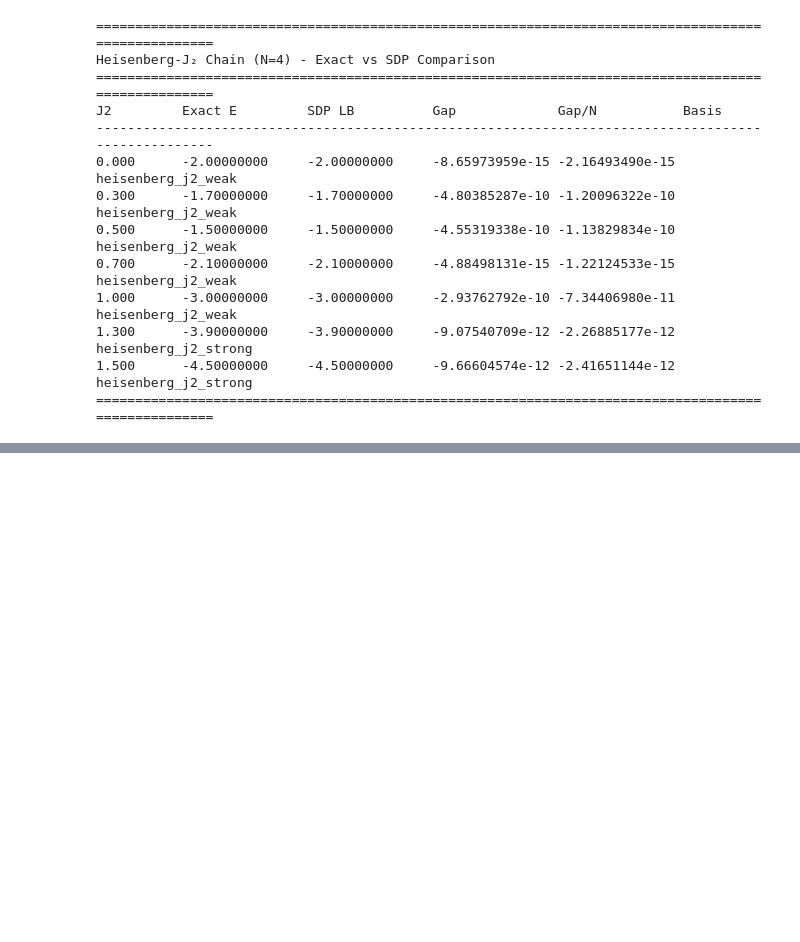
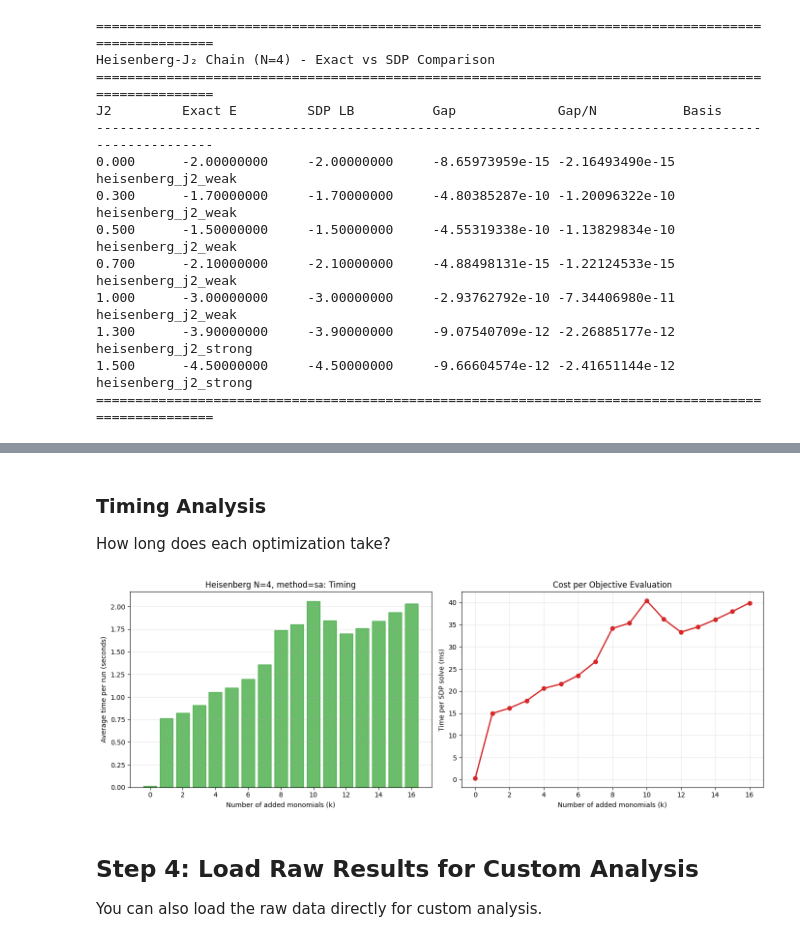
Before and after one commit to Ciscone7/OptimalMomentsNPA, a Jupyter notebook: workflow_demo.ipynb, the cells around one changed output, grey strips where cells are left out. Cells and saved outputs as stored; diff of their text form; code cells hidden in the pictures; blank space fills up the shorter version.

```diff
--- a/workflow_demo.ipynb
+++ b/workflow_demo.ipynb
@@ -235,0 +381,22 @@ General workflow:
+# %% [markdown]
+### Timing Analysis
+
+How long does each optimization take?
+# %%
+# Plot timing information
+from plots import plot_optimization_timing
+
+_ = plot_optimization_timing(
+    model="heisenberg",
+    N=4,
+    boundary="periodic",
+    start_level=1,
+    end_level=2,
+    method="sa",
+)
+# %% [output]
+[figure, added]
+# %% [markdown]
+## Step 4: Load Raw Results for Custom Analysis
+
+You can also load the raw data directly for custom analysis.
```
Also changed, not shown: parts of 17 cells of this notebook, 7 other files.
